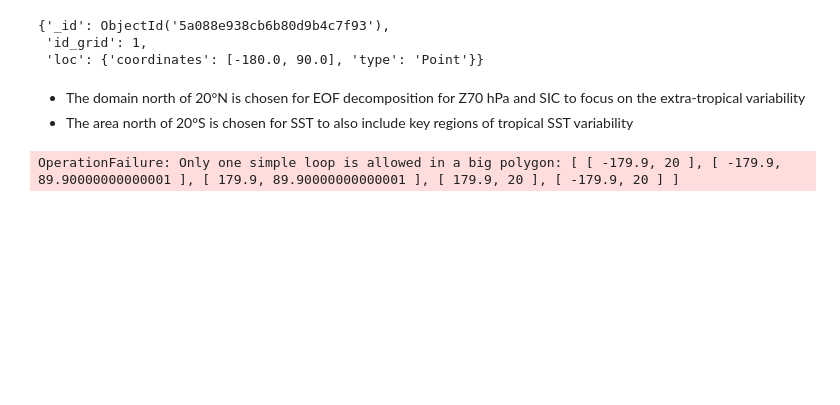
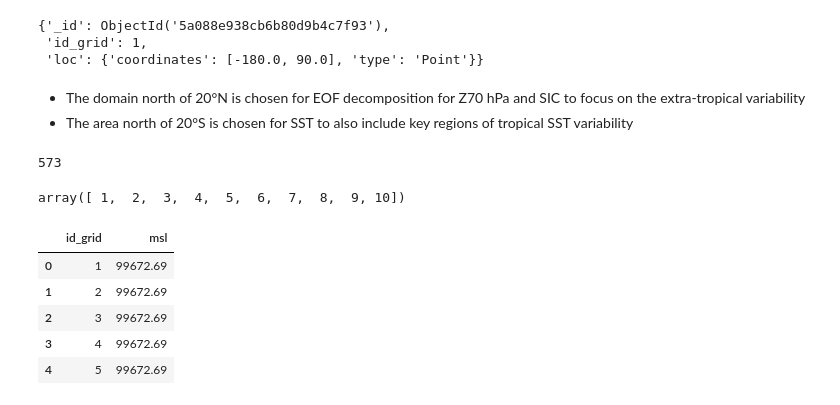
Before and after one commit to panhypersebastos/winter_predictor, a Jupyter notebook: era-interim_database_exploration.ipynb, the cells around one changed output. Drawn from its saved outputs; the diff is of its cells as text; code cells hidden in the pictures; blank space fills up the shorter version.

```diff
--- a/era-interim_database_exploration.ipynb
+++ b/era-interim_database_exploration.ipynb
@@ -27,8 +30,8 @@ db.collection_names()
 # %% [output]
 ['ERAINT_grid', 'ERAINT_monthly', 'system.indexes']
 # %%
-con = db.ERAINT_grid
-fo = con.find_one()
+con_grid = db.ERAINT_grid
+fo = con_grid.find_one()
 # %%
 pprint(fo)
 # %% [output]
@@ -180,9 +155,29 @@ this_polygon = slp_poly
 geo_qry = {"loc":
            {"$geoWithin": {
                "$geometry": {
-                   "type": "Polygon","coordinates": this_polygon,
-                   "crs": {"type": "name", "properties": { "name": "urn:x-mongodb:crs:strictwinding:EPSG:4326" }}}}}}
-res = con_grid.find(filter = geo_qry)
-res.count()
+                   "type": "Polygon","coordinates": [this_polygon]}}}}
+con_grid.count(filter = geo_qry)
 # %% [output]
-OperationFailure: Only one simple loop is allowed in a big polygon: [ [ -179.9, 20 ], [ -179.9, 89.90000000000001 ], [ 179.9, 89.90000000000001 ], [ 179.9, 20 ], [ -179.9, 20 ] ]
+573
+# %%
+res = con_grid.find(filter = geo_qry, projection = {"_id":0, "id_grid": 1, "loc": 1})
+grid_df = pd.DataFrame(list(res))
+grid_ids = grid_df.id_grid.values
+grid_ids[:10]
+# %% [output]
+array([ 1,  2,  3,  4,  5,  6,  7,  8,  9, 10])
+# %%
+# Query SLP in the data collection for a given day for the grid_ids
+res = con_data.find(filter = {
+    "date": datetime(1988, 12, 1, 0, 0),
+    "id_grid": {"$in": grid_ids.tolist()}},
+                       projection = {"_id":0, "id_grid": 1, "msl": 1})
+slp_df = pd.DataFrame(list(res))
+slp_df.head()
+# %% [output]
+|  | id_grid | msl |
+| 0 | 1 | 99672.69 |
+| 1 | 2 | 99672.69 |
+| 2 | 3 | 99672.69 |
+| 3 | 4 | 99672.69 |
+| 4 | 5 | 99672.69 |
```
Also changed, not shown: parts of 16 cells of this notebook, 1 other file.
